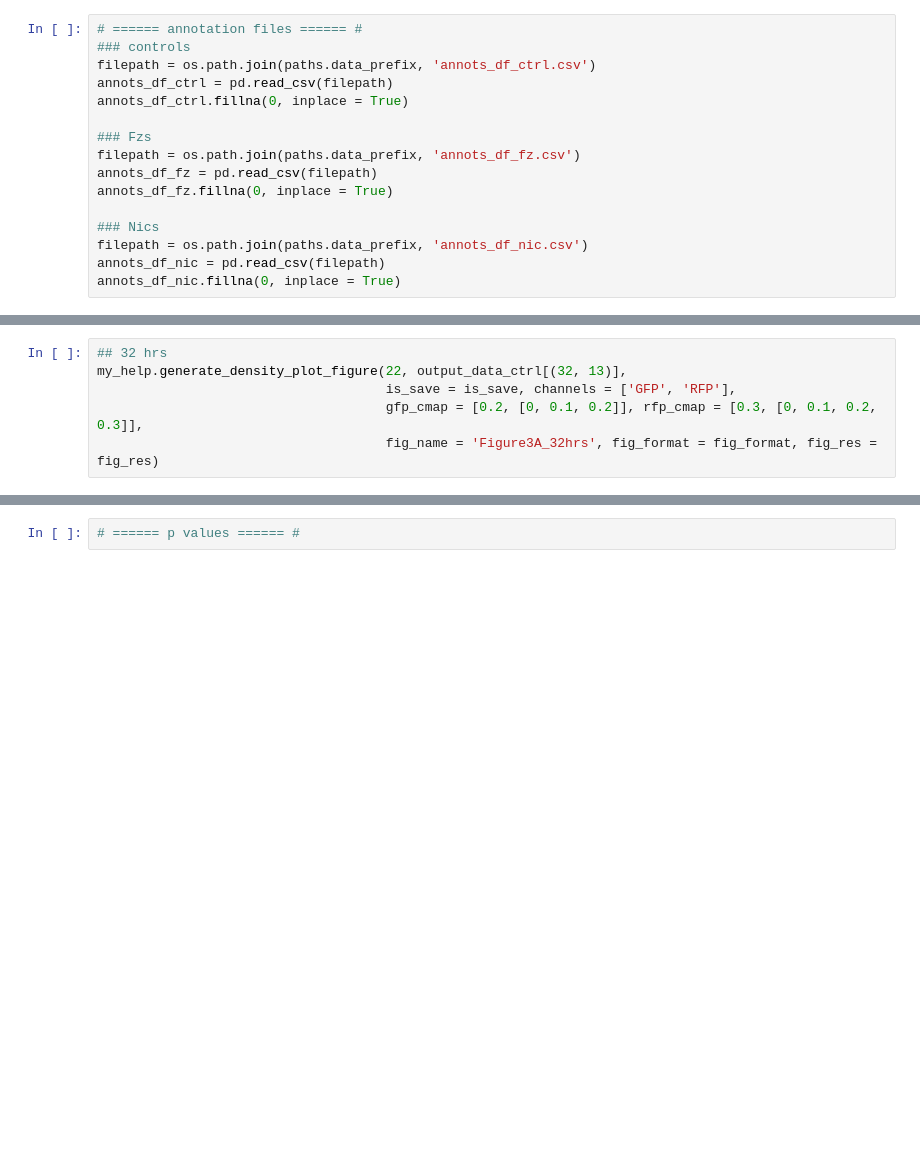
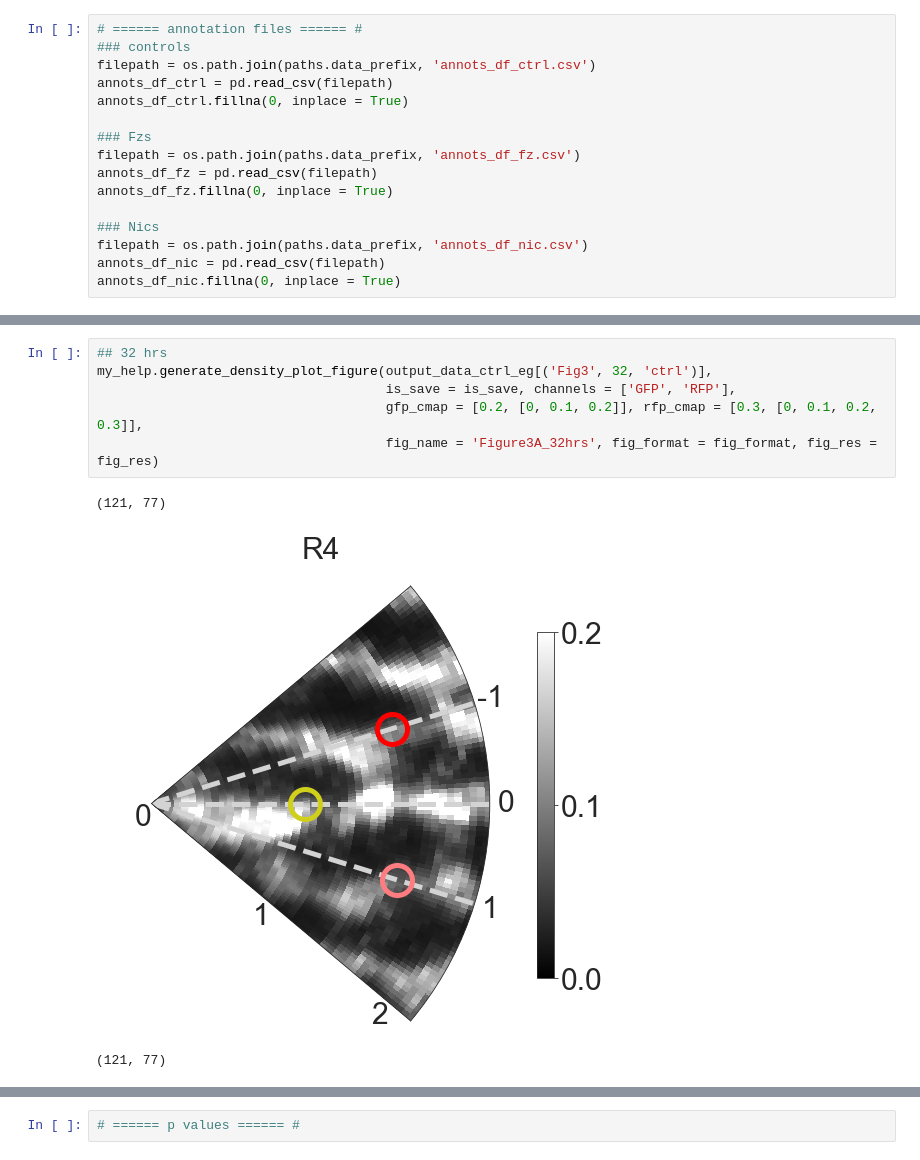
Before and after one commit to AltschulerWu-Lab/nsp_extension, a Jupyter notebook: figure_generation/generate_figures.ipynb, the cells around one changed output, grey strips where cells are left out. Cells and saved outputs as stored; diff of their text form; blank space fills up the shorter version.

```diff
--- a/figure_generation/generate_figures.ipynb
+++ b/figure_generation/generate_figures.ipynb
@@ -175,6 +196,10 @@ my_help.generate_density_plot_figure(6, output_data_ctrl[(28, 21)],
 # %%
 ## 32 hrs
-my_help.generate_density_plot_figure(22, output_data_ctrl[(32, 13)],
+my_help.generate_density_plot_figure(output_data_ctrl_eg[('Fig3', 32, 'ctrl')],
                                      is_save = is_save, channels = ['GFP', 'RFP'],
                                      gfp_cmap = [0.2, [0, 0.1, 0.2]], rfp_cmap = [0.3, [0, 0.1, 0.2, 0.3]],
                                      fig_name = 'Figure3A_32hrs', fig_format = fig_format, fig_res = fig_res)
+# %% [output]
+(121, 77)
+[figure, added]
+(121, 77)
```
Also changed, not shown: parts of 49 cells of this notebook, 7 other files.
